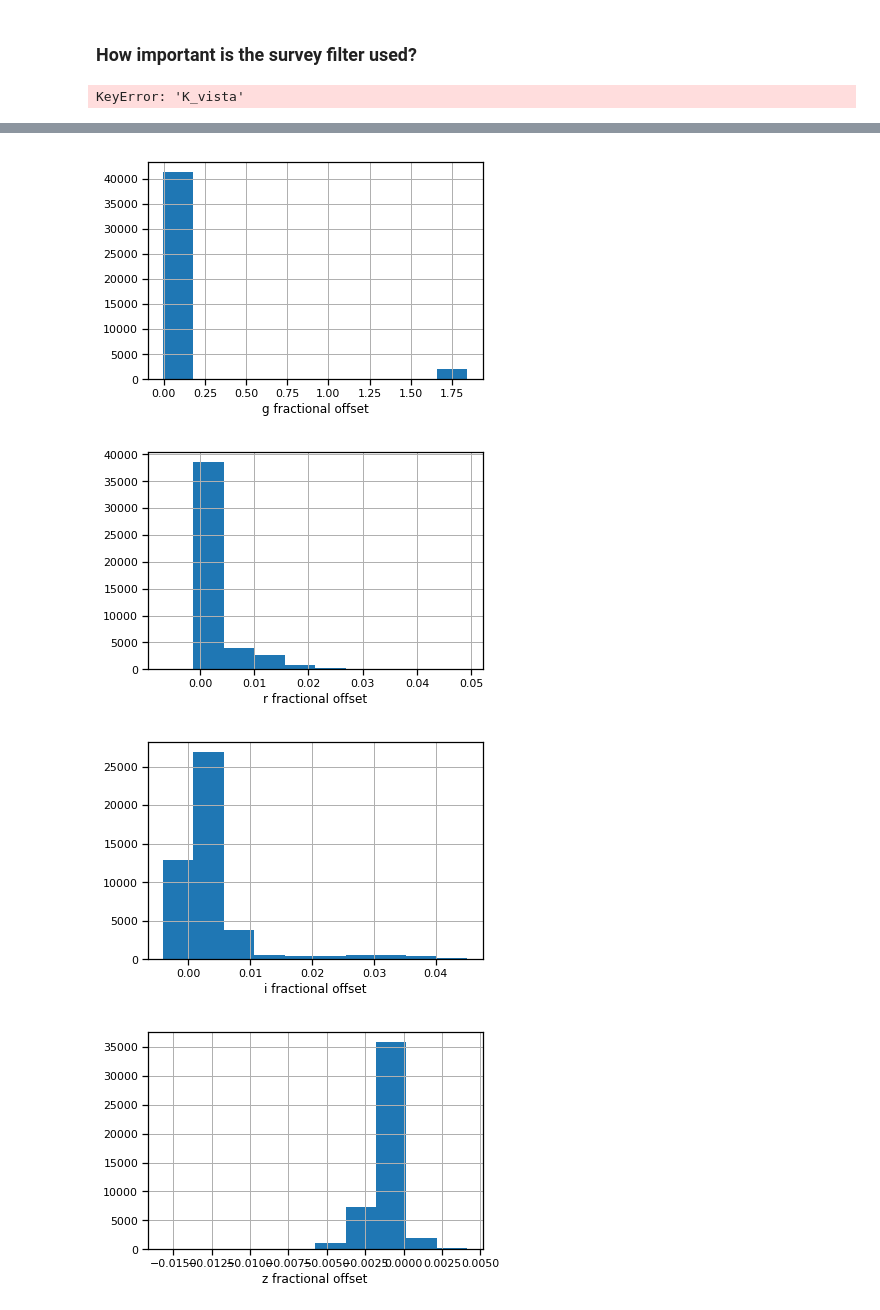
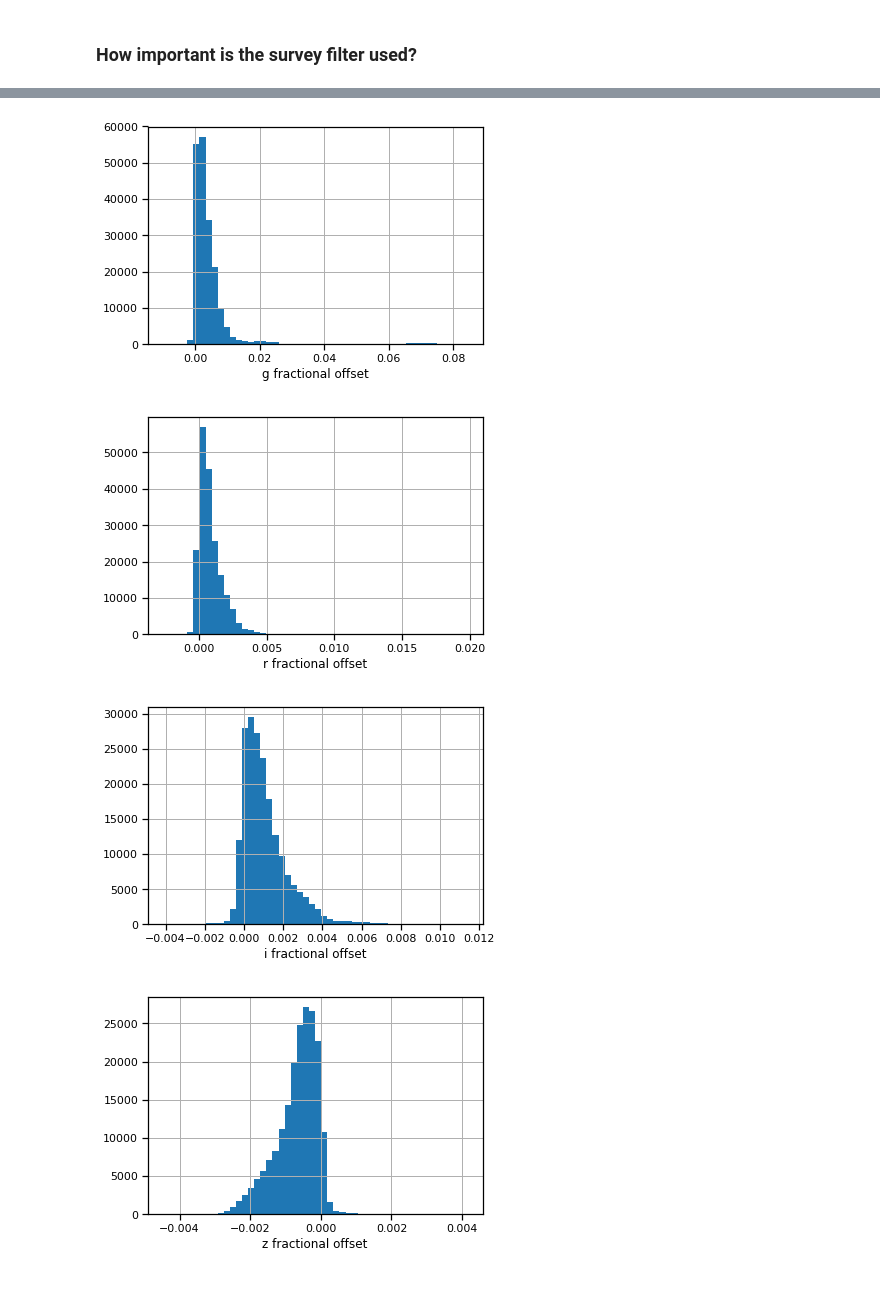
Before and after one commit to mwalmsley/agnfinder, a Jupyter notebook: notebooks/template_exploration.ipynb, the cells around one changed output, grey strips where cells are left out. Drawn from its saved outputs; the diff is of its cells as text; code cells hidden in the pictures.

```diff
--- a/notebooks/exploration.ipynb
+++ b/notebooks/template_exploration.ipynb
@@ -322,14 +306,15 @@ for band in visualise_templates.FILTERS:
 # %% [markdown]
 ### How important is CFHT i old vs. i new?
 # %%
-offset = qso['i_cfht_new'] - qso['i_cfht_old']
+offset = all_galaxies['i_cfht_new'] - all_galaxies['i_cfht_old']
 offset.hist(bins=50)
 has_offset = offset != 0
 print('Offsets: {} of {}'.format(has_offset.sum(), len(qso)))
 
-qso['i_cfht'] = (qso['i_cfht_new'] + qso['i_cfht_old']) / 2.
-fractional_offset = offset[has_offset] / qso[has_offset]['i_cfht']
+all_galaxies['i_cfht'] = (all_galaxies['i_cfht_new'] + all_galaxies['i_cfht_old']) / 2.
+fractional_offset = offset[has_offset] / all_galaxies[has_offset]['i_cfht']
 print(fractional_offset.describe())
 plt.figure()
 fractional_offset.hist(bins=50)
+plt.tight_layout()
 # %% [output]
@@ -349,26 +333,27 @@ dtype: float64
 # %% [markdown]
 Typical change in i-band mag is around 0.1%. Probably safe to ignore.
+# %%
+all_galaxies['chft_i'] = (all_galaxies['i_cfht_new'] + all_galaxies['i_cfht_old']) / 2.
 # %% [markdown]
 ### How important is the survey filter used?
 # %%
 def get_fractional_offset(df, band_a, band_b):
-    offset = df[band_a] - qso[band_b]
+    offset = df[band_a] - df[band_b]
     average = (df[band_a] + df[band_b]) / 2
     has_offset = offset != 0
     return offset[has_offset] / average[has_offset]
 # %%
 sdss_cfht_filters = ['u', 'g', 'r', 'i', 'z']
 for band in sdss_cfht_filters:
-    fractional_offset = get_fractional_offset(qso, band + '_sdss', band + '_cfht')
+    fractional_offset = get_fractional_offset(all_galaxies, band + '_sdss', band + '_cfht')
     plt.figure()
     plt.xlabel(band + ' fractional offset')
-    fractional_offset.hist()
+    fractional_offset.hist(bins=50)
 
-vista_ukidss_filters = [ 'J', 'H', 'K']
+vista_ukidss_filters = [ 'J', 'H']
 for band in vista_ukidss_filters:
-    fractional_offset = get_fractional_offset(qso, band + '_vista', band + '_ukidss')
+    fractional_offset = get_fractional_offset(all_galaxies, band + '_vista', band + '_ukidss')
     plt.figure()
     plt.xlabel(band + ' fractional offset')
-    fractional_offset.hist()
+    fractional_offset.hist(bins=50)
 # %% [output]
-KeyError: 'K_vista'
@@ -376,4 +361,4 @@ KeyError: 'K_vista'
-[figure, old version]
+[figure, new version]
-[figure, old version]
+[figure, new version]
-[figure, old version]
+[figure, new version]
-[figure, old version]
+[figure, new version]
```
Also changed, not shown: parts of 8 cells of this notebook, 2 other files.
